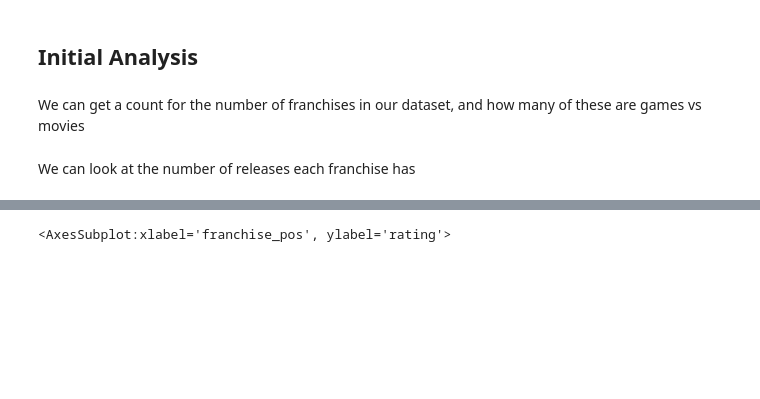
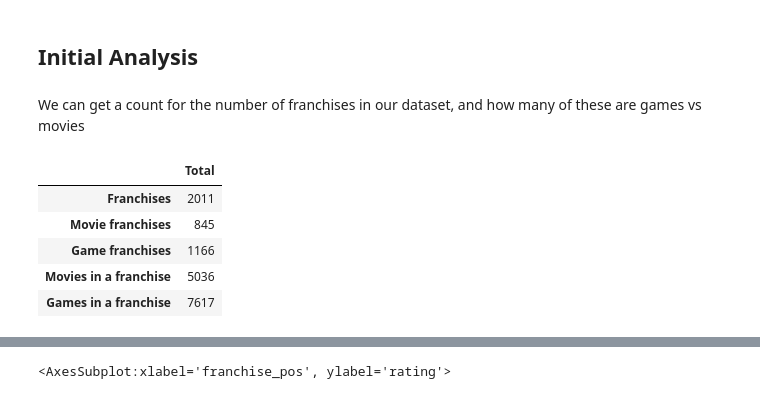
Before and after one commit to adambrennan150/Franchises, a Jupyter notebook: 105_Initial_Analysis.ipynb, the cells around one changed output, grey strips where cells are left out. Saved outputs shown, nothing was run; the diff lists cells and outputs as text; code cells hidden in the pictures; blank space fills up the shorter version.

```diff
--- a/105_Initial_Analysis.ipynb
+++ b/105_Initial_Analysis.ipynb
@@ -447,2 +438,0 @@ df[df['type'] == "movie"]['votes_average'].describe()
-# %% [markdown]
-We can look at the number of releases each franchise has
@@ -462,0 +439,27 @@ plt.show()
+# %%
+stats = pd.DataFrame(
+    {
+        "Total": [
+            complete_df.franchise_id.nunique(),
+            complete_df.loc[complete_df["type"] == "movie", "franchise_id"].nunique(),
+            complete_df.loc[complete_df["type"] == "game", "franchise_id"].nunique(),
+            complete_df.loc[complete_df["type"] == "movie", "tconst"].nunique(),
+            complete_df.loc[complete_df["type"] == "game", "tconst"].nunique(),
+        ]
+    },
+    index=[
+        "Franchises",
+        "Movie franchises",
+        "Game franchises",
+        "Movies in a franchise",
+        "Games in a franchise",
+    ]
+)
+stats
+# %% [output]
+|  | Total |
+| Franchises | 2011 |
+| Movie franchises | 845 |
+| Game franchises | 1166 |
+| Movies in a franchise | 5036 |
+| Games in a franchise | 7617 |
```
Also changed, not shown: parts of 56 cells of this notebook.
